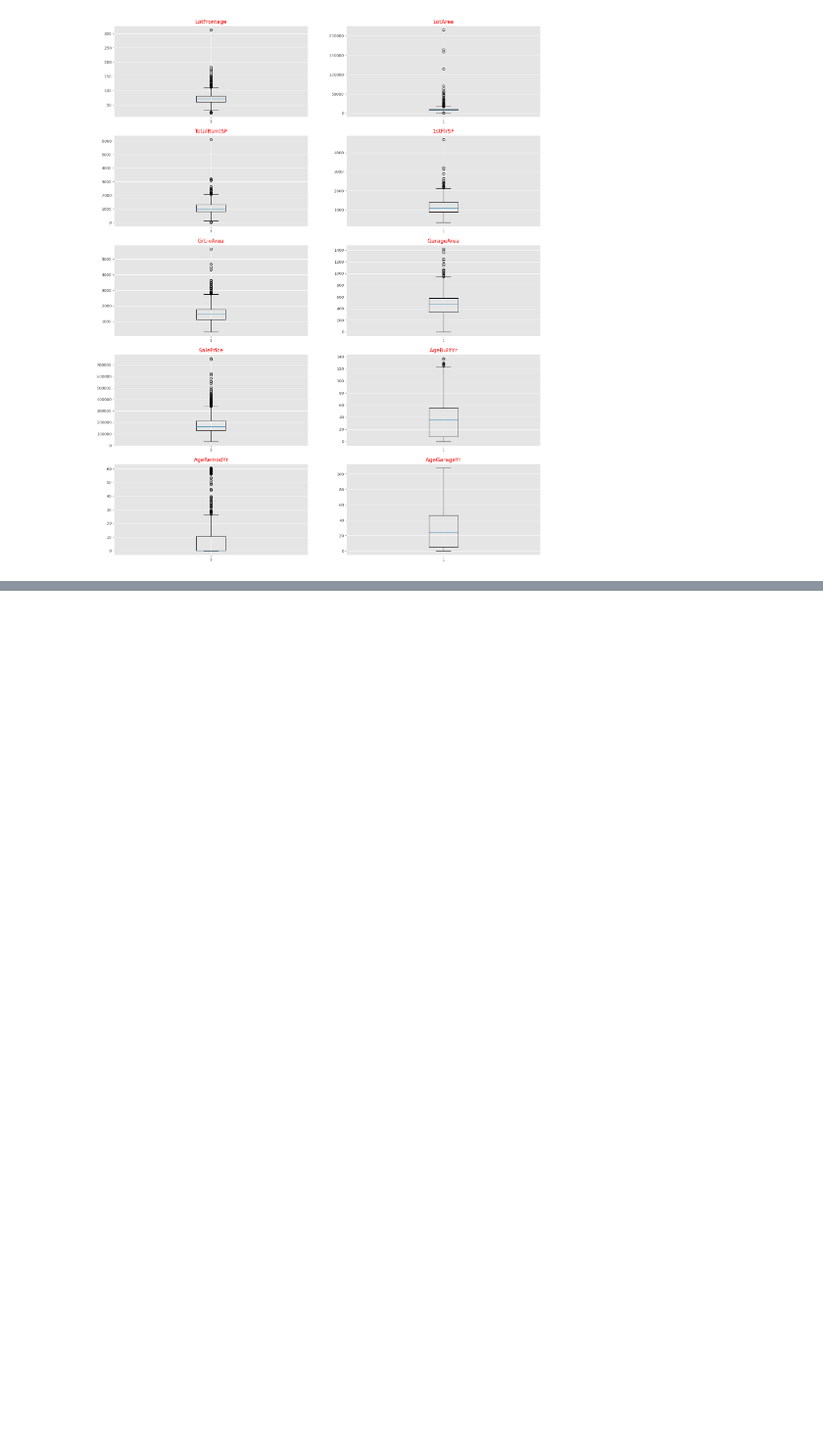
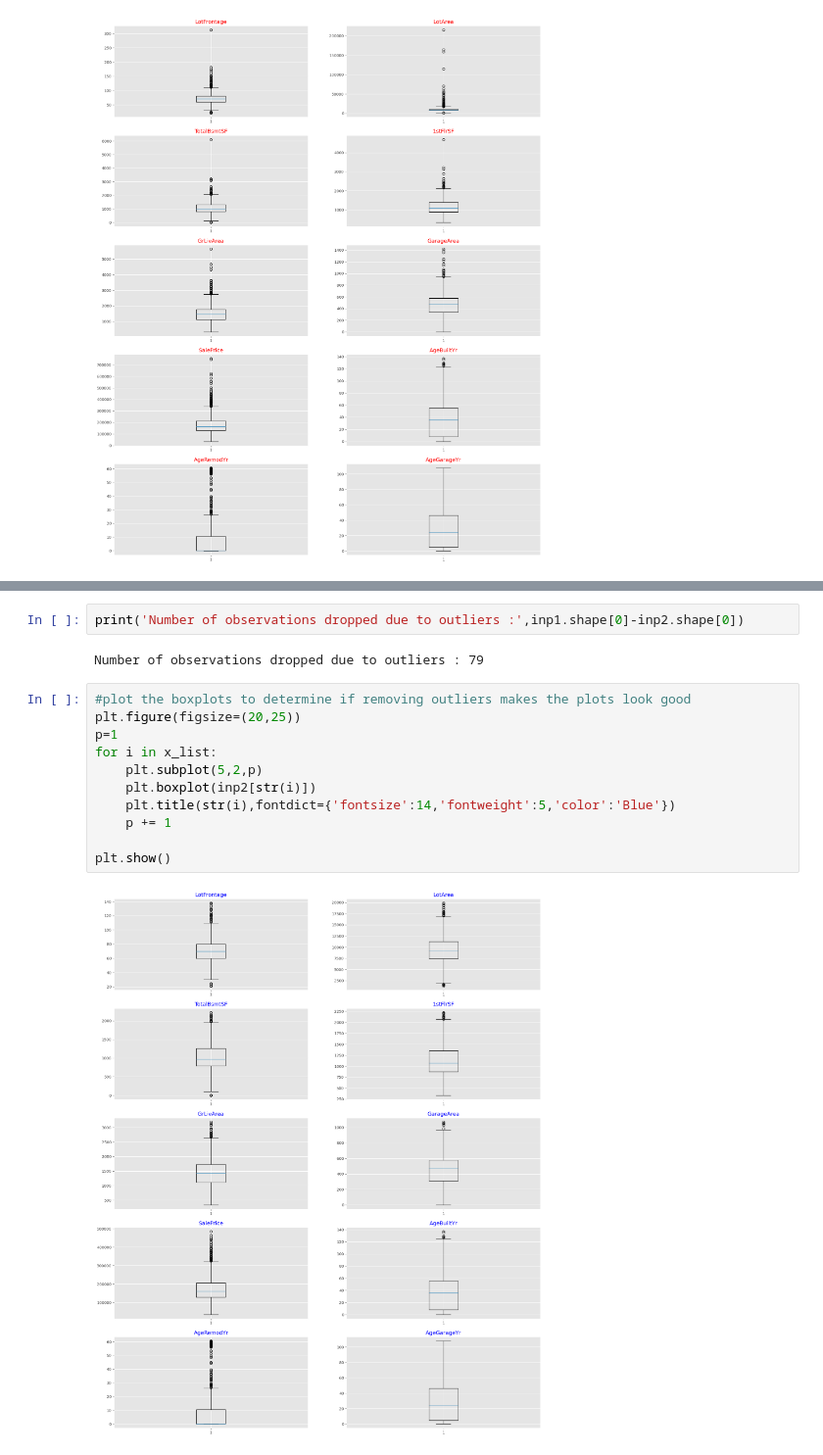
Before and after one commit to andrea-naz7/Sunrise_Housing_CaseStudy, a Jupyter notebook: Sunrise_Housing_Andrea.ipynb, the cells around one changed output, grey strips where cells are left out. Shown at 98% size. Saved outputs shown, nothing was run; the diff lists cells and outputs as text; blank space fills up the shorter version.

```diff
--- a/Sunrise_Housing_Andrea.ipynb
+++ b/Sunrise_Housing_Andrea.ipynb
@@ -428,0 +511,17 @@ Further find observations which satisfy the conditions to determine whether to d
+# %%
+print('Number of observations dropped due to outliers :',inp1.shape[0]-inp2.shape[0])
+# %% [output]
+Number of observations dropped due to outliers : 79
+# %%
+#plot the boxplots to determine if removing outliers makes the plots look good
+plt.figure(figsize=(20,25))
+p=1
+for i in x_list:
+    plt.subplot(5,2,p)
+    plt.boxplot(inp2[str(i)])
+    plt.title(str(i),fontdict={'fontsize':14,'fontweight':5,'color':'Blue'})
+    p += 1
+
+plt.show()
+# %% [output]
+[figure, added]
```
Also changed, not shown: parts of 61 cells of this notebook.
